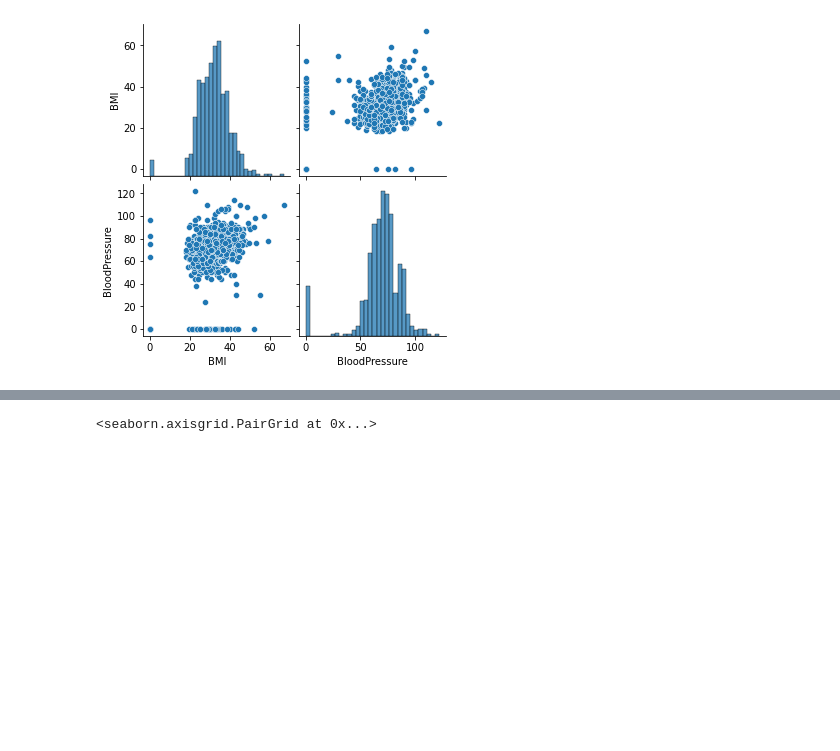
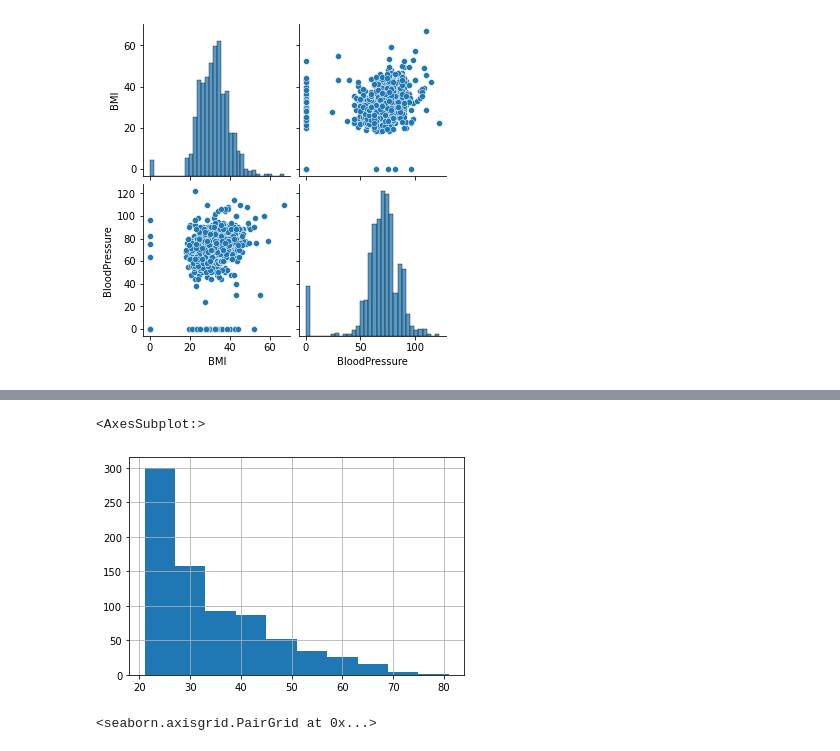
Before and after one commit to NafisTanjim/Diabetes-Prediction, a Jupyter notebook: 1.ipynb, the cells around one changed output, grey strips where cells are left out. Cells and saved outputs as stored; diff of their text form; code cells hidden in the pictures; blank space fills up the shorter version.

```diff
--- a/1.ipynb
+++ b/1.ipynb
@@ -106,3 +111,8 @@ sns.pairplot(data[['BMI', 'BloodPressure']])
+# %%
+data['Age'].hist()
+# %% [output]
+<AxesSubplot:>
+[figure, added]
 # %%
 sns.pairplot(data[['Age', 'Insulin']])
 # %% [output]
```
Also changed, not shown: parts of 5 cells of this notebook.
